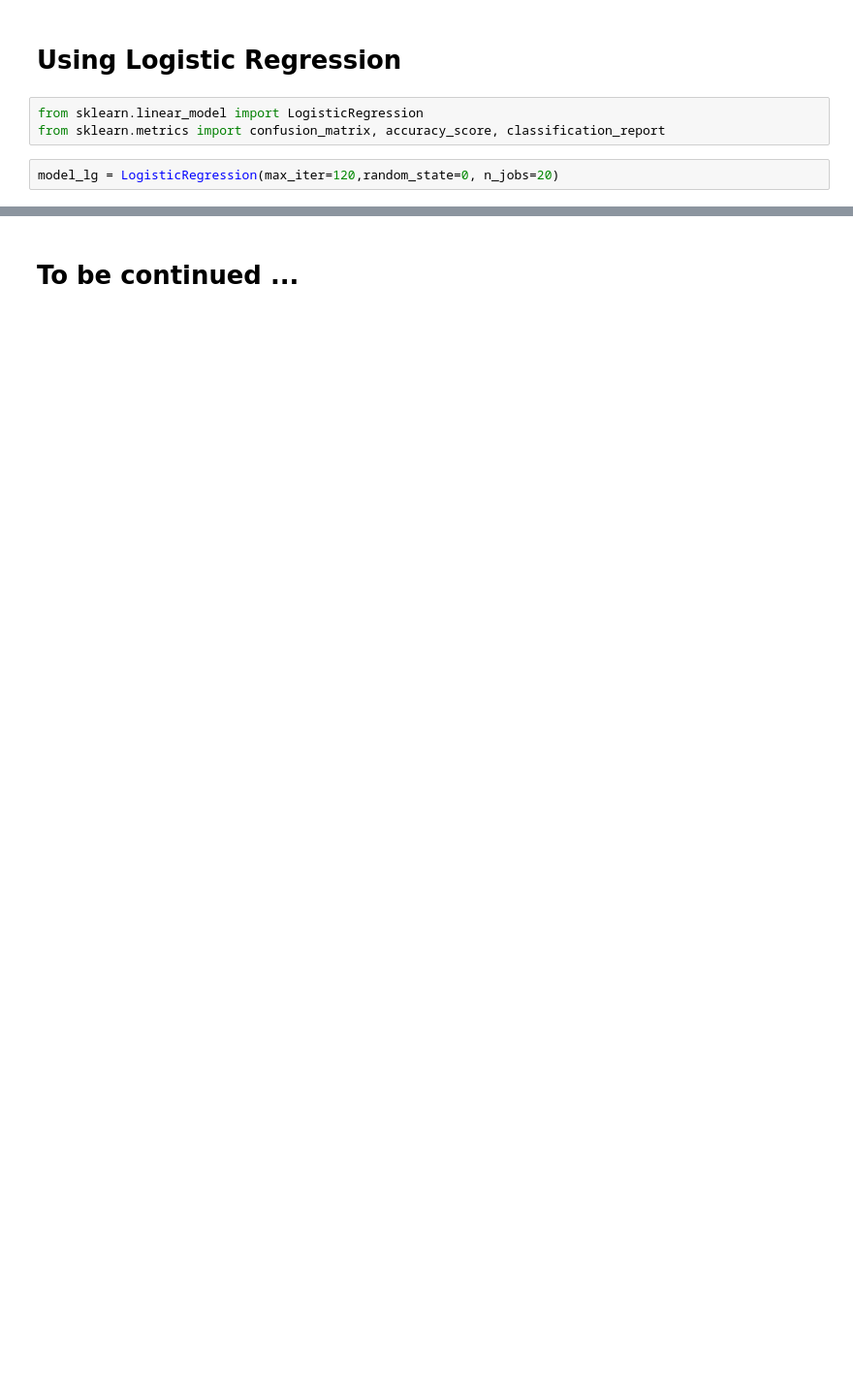
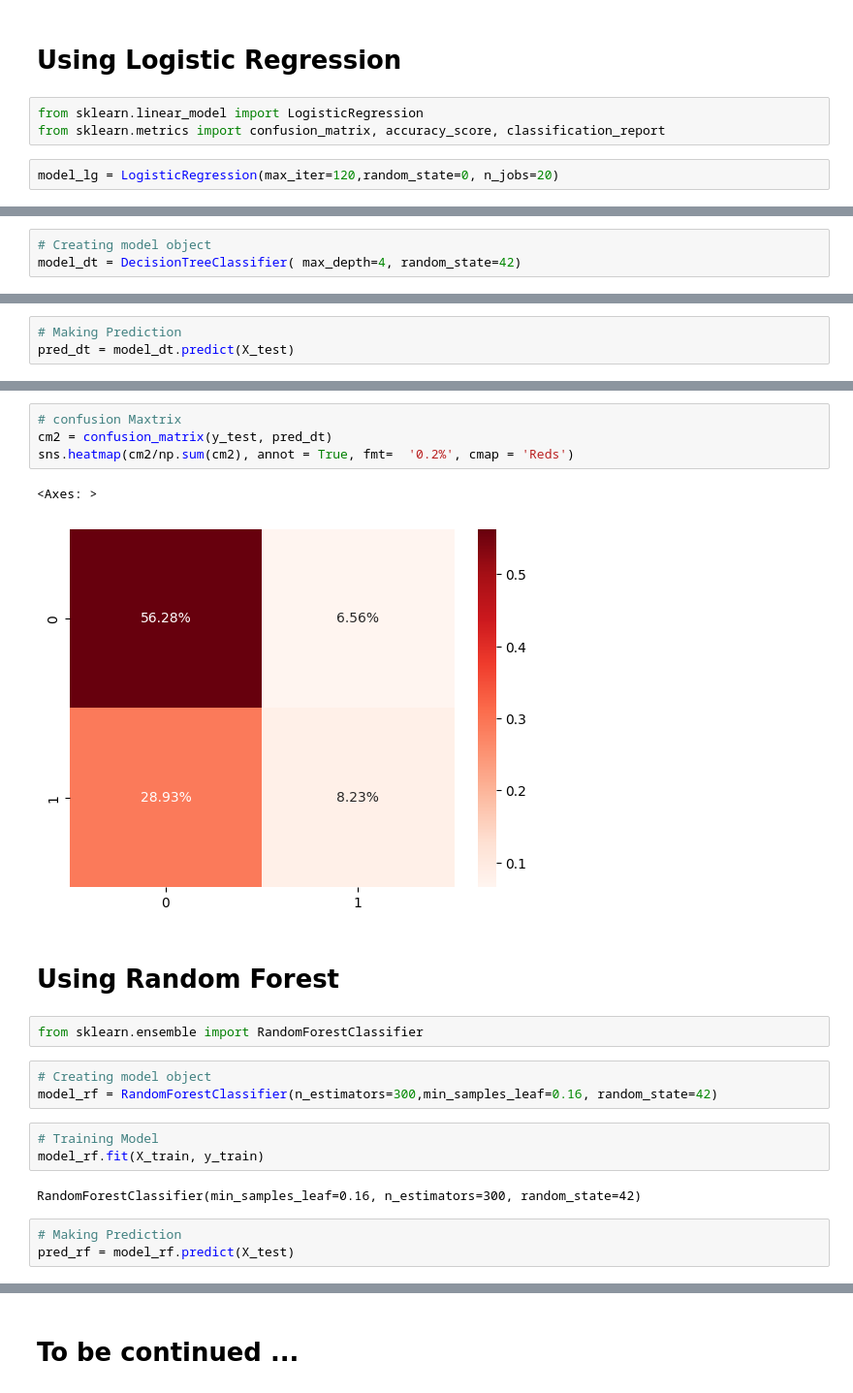
Before and after one commit to a-hamzah/ce-sml-regression-classification, a Jupyter notebook: aml-class/project.ipynb, the cells around one changed output, grey strips where cells are left out. Shown: that part at 97% size. Drawn from its saved outputs; the diff is of its cells as text; blank space fills up the shorter version.

```diff
--- a/aml-class/project.ipynb
+++ b/aml-class/project.ipynb
@@ -173,0 +211,3 @@ model_lg = LogisticRegression(max_iter=120,random_state=0, n_jobs=20)
+# %%
+# Creating model object
+model_dt = DecisionTreeClassifier( max_depth=4, random_state=42)
@@ -173,0 +219,3 @@ model_lg = LogisticRegression(max_iter=120,random_state=0, n_jobs=20)
+# %%
+# Making Prediction
+pred_dt = model_dt.predict(X_test)
@@ -173,0 +250,22 @@ model_lg = LogisticRegression(max_iter=120,random_state=0, n_jobs=20)
+# %%
+# confusion Maxtrix
+cm2 = confusion_matrix(y_test, pred_dt)
+sns.heatmap(cm2/np.sum(cm2), annot = True, fmt=  '0.2%', cmap = 'Reds')
+# %% [output]
+<Axes: >
+[figure, added]
+# %% [markdown]
+# Using Random Forest
+# %%
+from sklearn.ensemble import RandomForestClassifier
+# %%
+# Creating model object
+model_rf = RandomForestClassifier(n_estimators=300,min_samples_leaf=0.16, random_state=42)
+# %%
+# Training Model
+model_rf.fit(X_train, y_train)
+# %% [output]
+RandomForestClassifier(min_samples_leaf=0.16, n_estimators=300, random_state=42)
+# %%
+# Making Prediction
+pred_rf = model_rf.predict(X_test)
```
Also changed, not shown: parts of 27 cells of this notebook.
